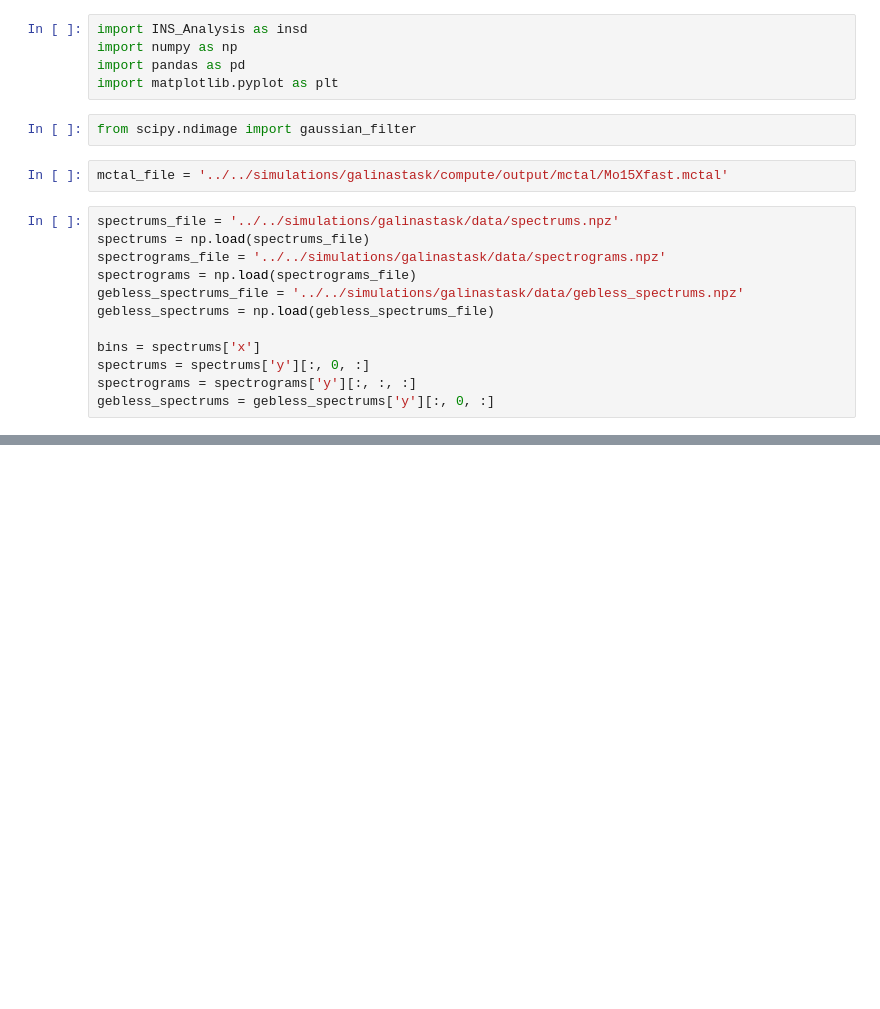
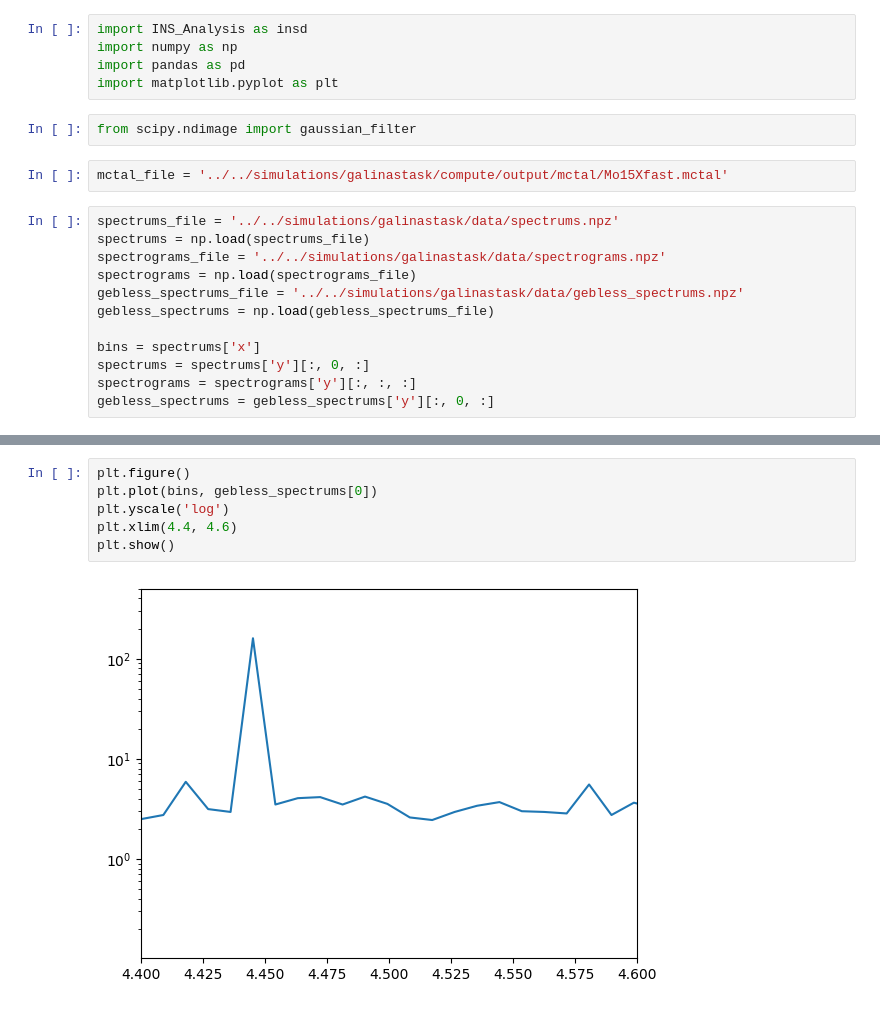
Before and after one commit to JoseACortes/USDAFall2024, a Jupyter notebook: Analysis/galinastask/inspection.ipynb, the cells around one changed output, grey strips where cells are left out. Cells and saved outputs as stored; diff of their text form; blank space fills up the shorter version.

```diff
--- a/Analysis/galinastask/inspection.ipynb
+++ b/Analysis/galinastask/inspection.ipynb
@@ -36,3 +47,11 @@ plt.show()
+# %%
+plt.figure()
+plt.plot(bins, gebless_spectrums[0])
+plt.yscale('log')
+plt.xlim(4.4, 4.6)
+plt.show()
+# %% [output]
+[figure, added]
 # %%
 spec = np.transpose(spectrograms[0])
 
```
Also changed, not shown: parts of 7 cells of this notebook, 9 other files.
